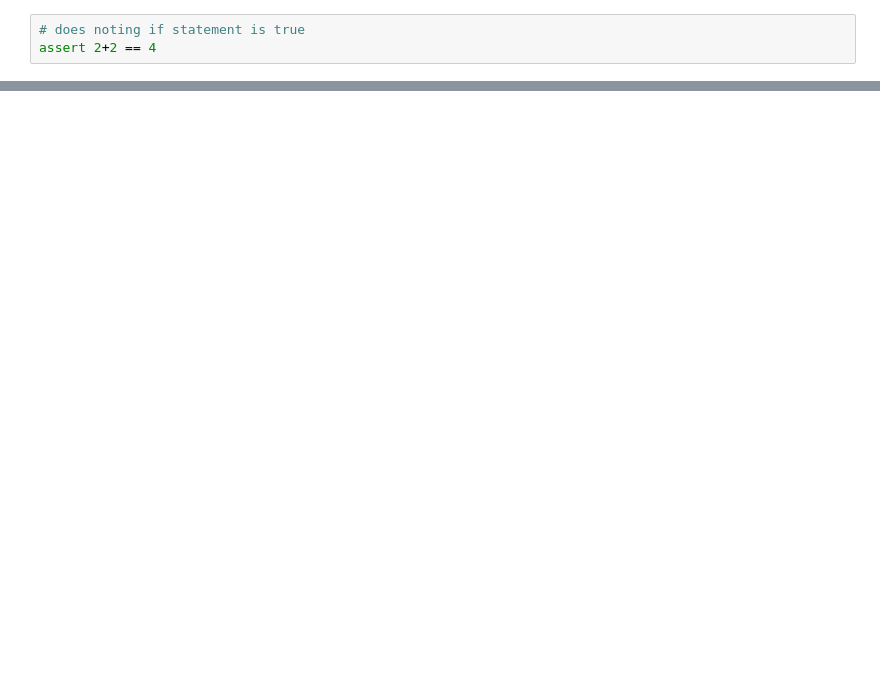
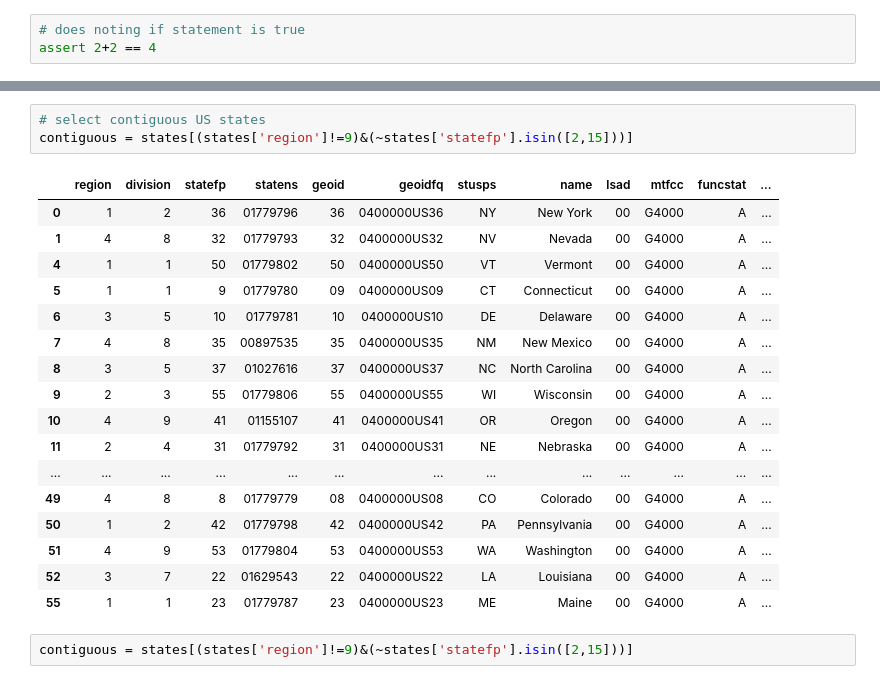
Before and after one commit to eowen19/eds220-in-class, a Jupyter notebook: lesson-12-streamline-your-code.ipynb, the cells around one changed output, grey strips where cells are left out. Drawn from its saved outputs; the diff is of its cells as text; blank space fills up the shorter version.

```diff
--- a/lesson-12-streamline-your-code.ipynb
+++ b/lesson-12-streamline-your-code.ipynb
@@ -173,0 +206,23 @@ assert 2+2 == 4
+# %%
+# select contiguous US states
+contiguous = states[(states['region']!=9)&(~states['statefp'].isin([2,15]))]
+# %% [output]
+|  | region | division | statefp | statens | geoid | geoidfq | stusps | name | lsad | mtfcc | funcstat | ... |
+| 0 | 1 | 2 | 36 | 01779796 | 36 | 0400000US36 | NY | New York | 00 | G4000 | A | ... |
+| 1 | 4 | 8 | 32 | 01779793 | 32 | 0400000US32 | NV | Nevada | 00 | G4000 | A | ... |
+| 4 | 1 | 1 | 50 | 01779802 | 50 | 0400000US50 | VT | Vermont | 00 | G4000 | A | ... |
+| 5 | 1 | 1 | 9 | 01779780 | 09 | 0400000US09 | CT | Connecticut | 00 | G4000 | A | ... |
+| 6 | 3 | 5 | 10 | 01779781 | 10 | 0400000US10 | DE | Delaware | 00 | G4000 | A | ... |
+| 7 | 4 | 8 | 35 | 00897535 | 35 | 0400000US35 | NM | New Mexico | 00 | G4000 | A | ... |
+| 8 | 3 | 5 | 37 | 01027616 | 37 | 0400000US37 | NC | North Carolina | 00 | G4000 | A | ... |
+| 9 | 2 | 3 | 55 | 01779806 | 55 | 0400000US55 | WI | Wisconsin | 00 | G4000 | A | ... |
+| 10 | 4 | 9 | 41 | 01155107 | 41 | 0400000US41 | OR | Oregon | 00 | G4000 | A | ... |
+| 11 | 2 | 4 | 31 | 01779792 | 31 | 0400000US31 | NE | Nebraska | 00 | G4000 | A | ... |
+| ... | ... | ... | ... | ... | ... | ... | ... | ... | ... | ... | ... | ... |
+| 49 | 4 | 8 | 8 | 01779779 | 08 | 0400000US08 | CO | Colorado | 00 | G4000 | A | ... |
+| 50 | 1 | 2 | 42 | 01779798 | 42 | 0400000US42 | PA | Pennsylvania | 00 | G4000 | A | ... |
+| 51 | 4 | 9 | 53 | 01779804 | 53 | 0400000US53 | WA | Washington | 00 | G4000 | A | ... |
+| 52 | 3 | 7 | 22 | 01629543 | 22 | 0400000US22 | LA | Louisiana | 00 | G4000 | A | ... |
+| 55 | 1 | 1 | 23 | 01779787 | 23 | 0400000US23 | ME | Maine | 00 | G4000 | A | ... |
+# %%
+contiguous = states[(states['region']!=9)&(~states['statefp'].isin([2,15]))]
```
Also changed, not shown: parts of 27 cells of this notebook.
